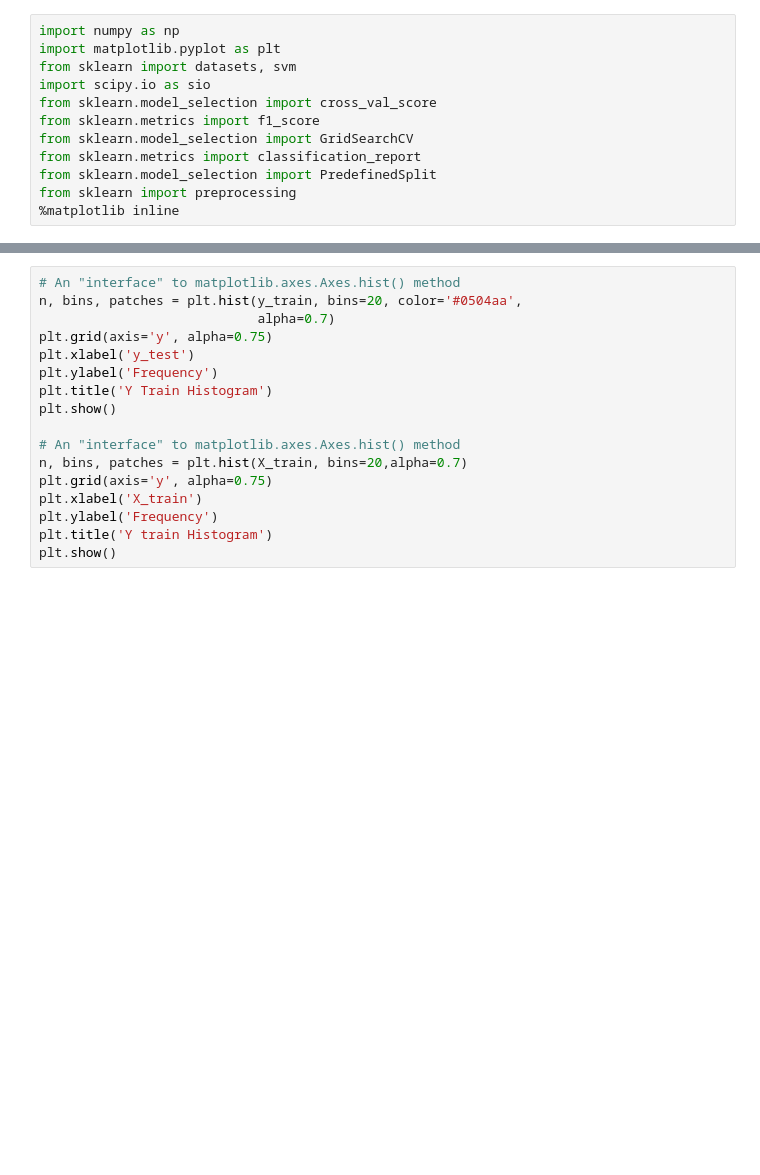
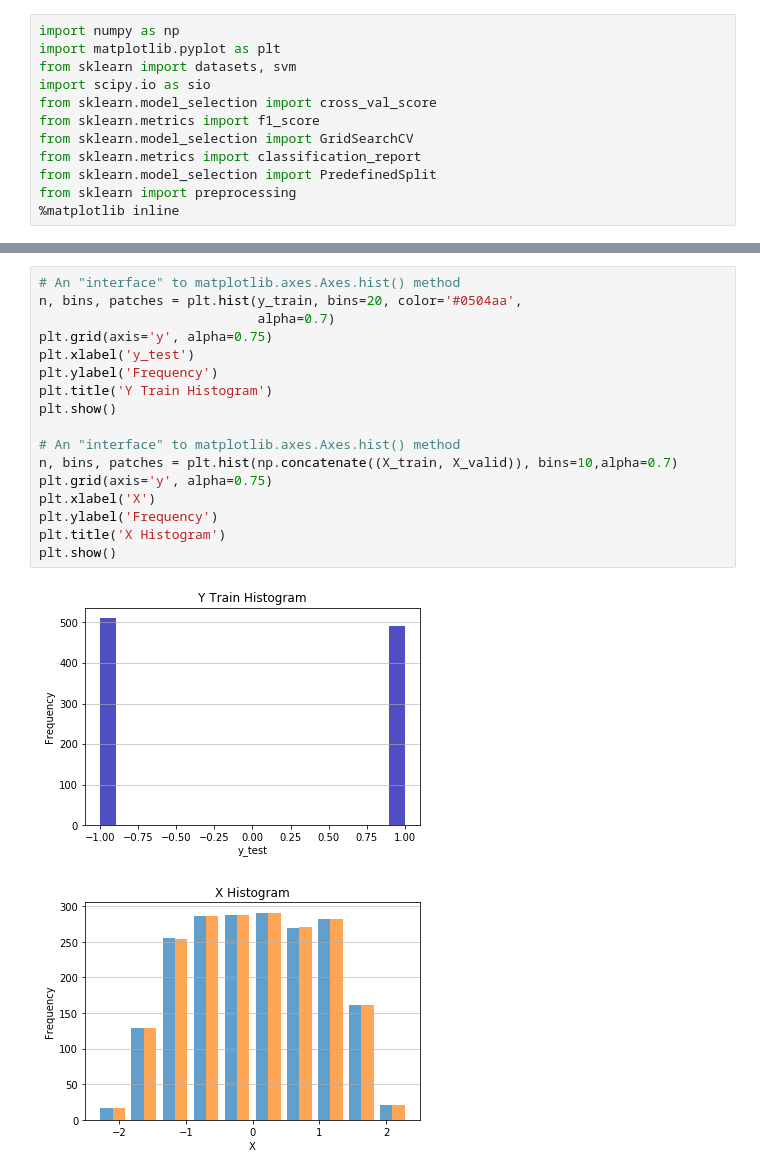
Before and after one commit to navarrothiago/ia006, a Jupyter notebook: IA006-EFC03/svm.ipynb, the cells around one changed output, grey strips where cells are left out. Saved outputs shown, nothing was run; the diff lists cells and outputs as text; blank space fills up the shorter version.

```diff
--- a/IA006-EFC03/svm.ipynb
+++ b/IA006-EFC03/svm.ipynb
@@ -34,20 +40,23 @@ print(scaler.var_)
 # %%
 # An "interface" to matplotlib.axes.Axes.hist() method
 n, bins, patches = plt.hist(y_train, bins=20, color='#0504aa',
                             alpha=0.7)
 plt.grid(axis='y', alpha=0.75)
 plt.xlabel('y_test')
 plt.ylabel('Frequency')
 plt.title('Y Train Histogram')
 plt.show()
 
 # An "interface" to matplotlib.axes.Axes.hist() method
-n, bins, patches = plt.hist(X_train, bins=20,alpha=0.7)
+n, bins, patches = plt.hist(np.concatenate((X_train, X_valid)), bins=10,alpha=0.7)
 plt.grid(axis='y', alpha=0.75)
-plt.xlabel('X_train')
+plt.xlabel('X')
 plt.ylabel('Frequency')
-plt.title('Y train Histogram')
+plt.title('X Histogram')
 plt.show()
+# %% [output]
+[figure, added]
+[figure, added]
 # %%
 
 def svm_fit_plot_report(X_train, y_train, X_valid, y_valid, gamma_array, penality_array):
```
Also changed, not shown: parts of 9 cells of this notebook, 3 other files.
